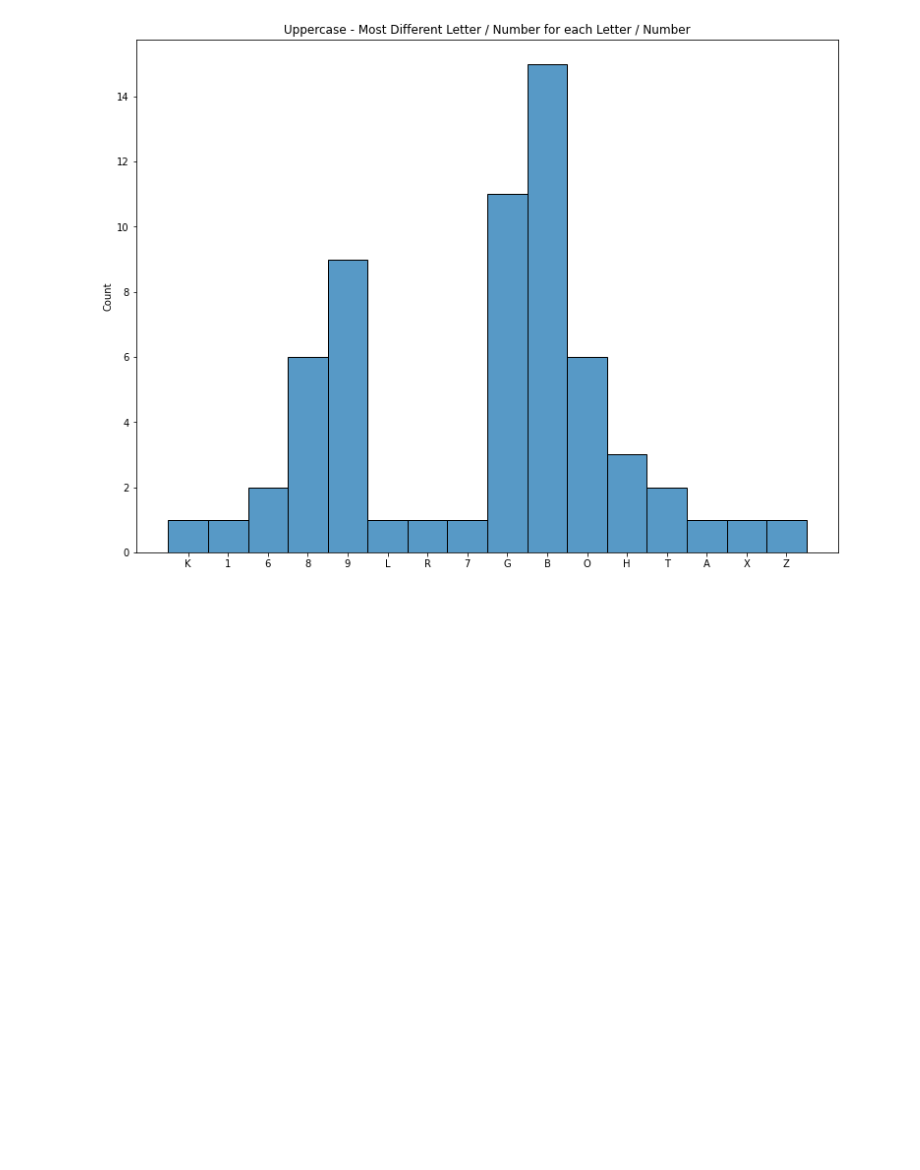
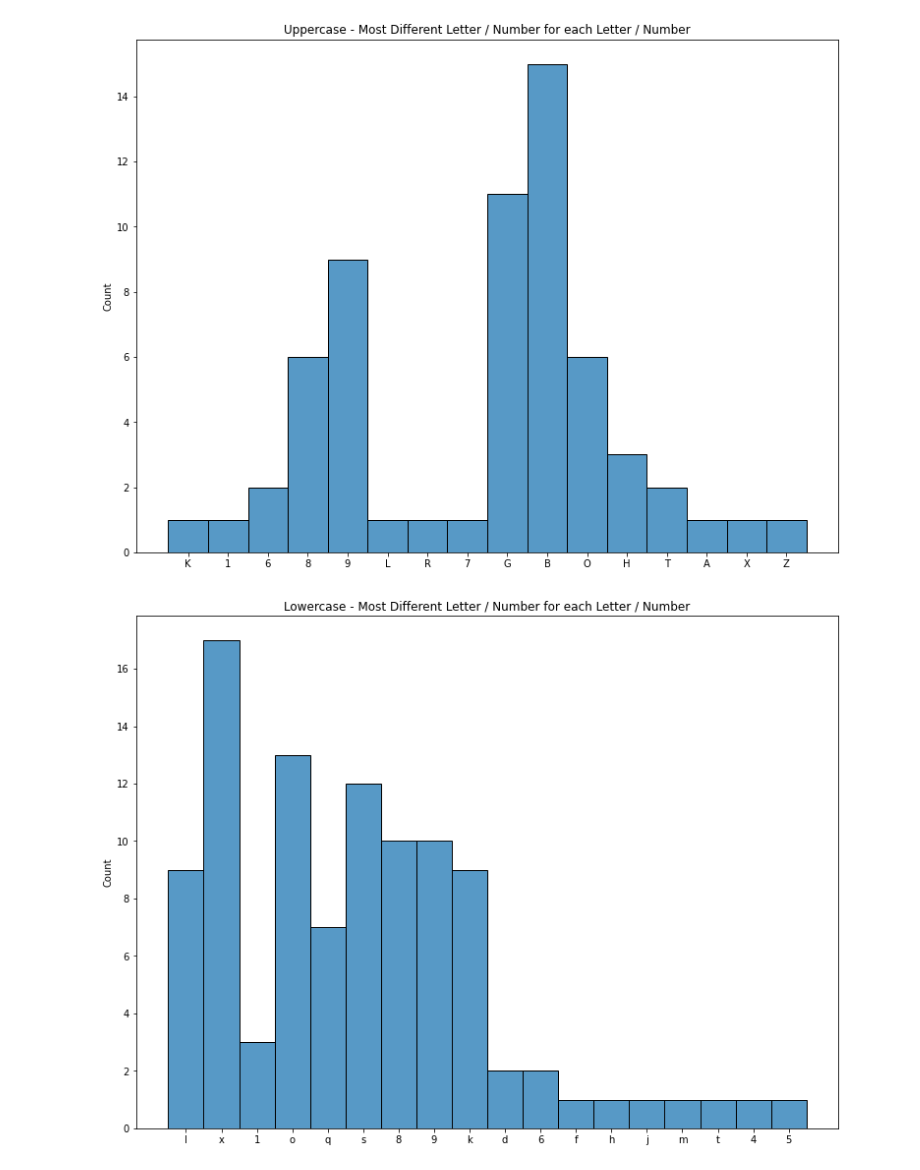
Before and after one commit to SuibhneOFoighil/MO410-collective-fonts, a Jupyter notebook: analysis-emendments.ipynb, the cells around one changed output. Cells and saved outputs as stored; diff of their text form; code cells hidden in the pictures; blank space fills up the shorter version.

Commit message:
Class Presentation Figures and Analysis

```diff
--- a/analysis-emendments.ipynb
+++ b/analysis-emendments.ipynb
@@ -164,9 +164,11 @@ plt.show()
 # %%
 np.fill_diagonal(lowercase_distance_matrix, -1)
 max_distance_LNs = []
 for row in lowercase_distance_matrix:
     max_distance_LNs = max_distance_LNs + list(lowercase_DF.index[np.flatnonzero(row == np.max(row))])
 
 ax = sns.histplot(max_distance_LNs)
-ax.set(title='Upcase - Most Different Letter / Number for each Letter / Number')
+ax.set(title='Lowercase - Most Different Letter / Number for each Letter / Number')
 plt.show()
+# %% [output]
+[figure, added]
```
Also changed, not shown: 3 other files.
